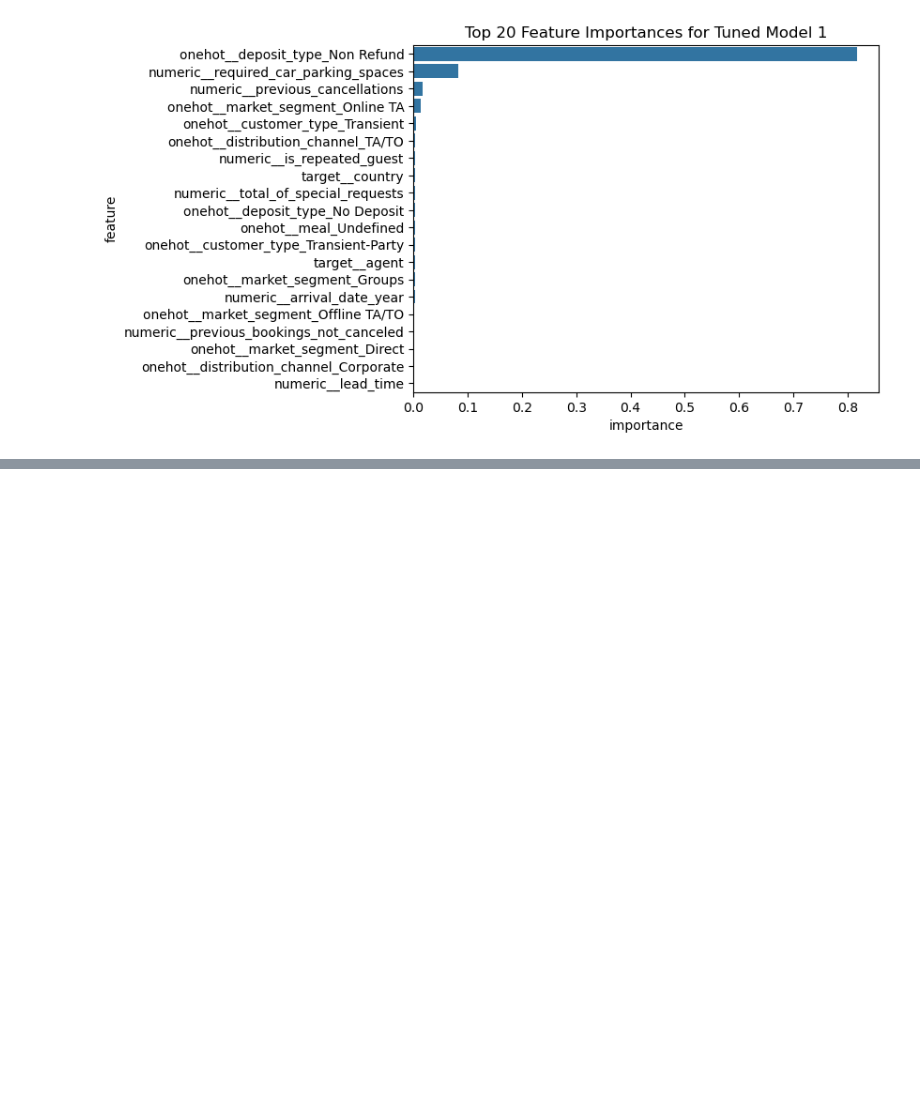
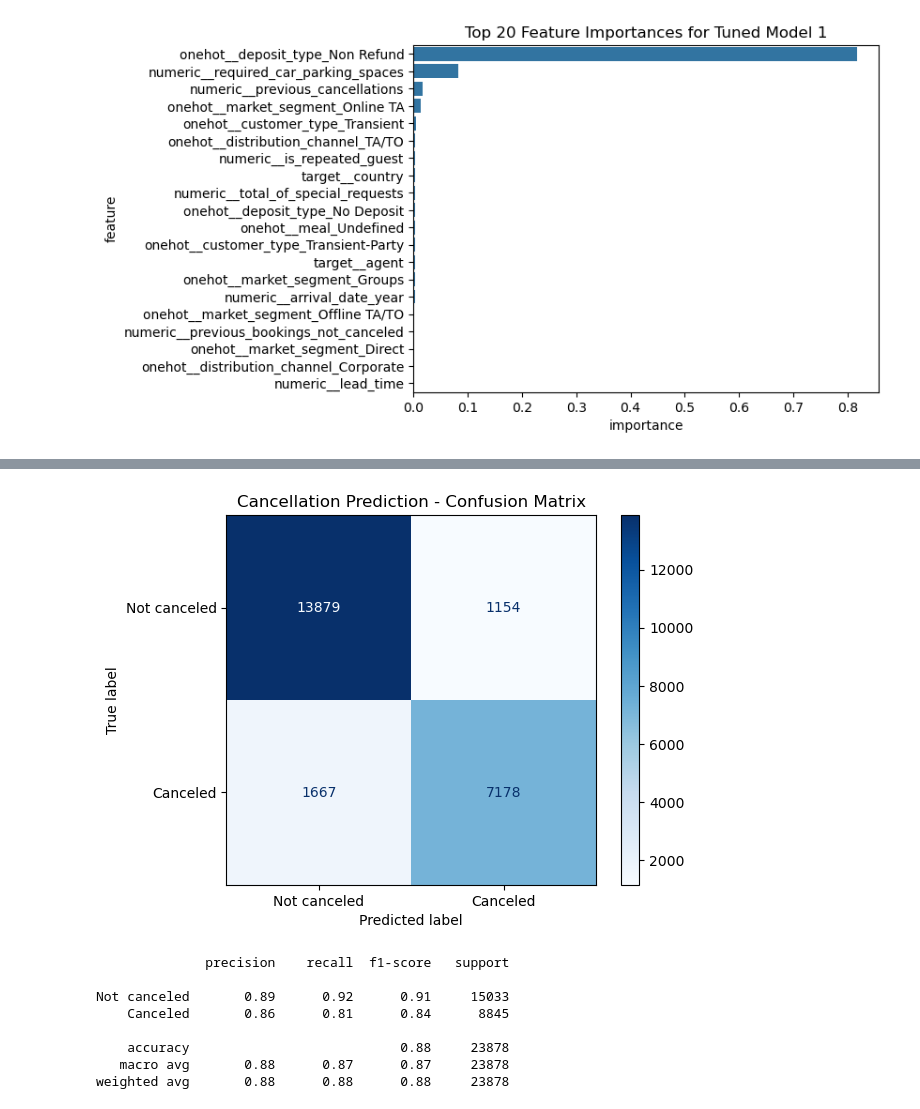
Before and after one commit to Sebastijan-Dominis/hotel_management, a Jupyter notebook: training/cancellation_prediction/XGBoost.ipynb, the cells around one changed output, grey strips where cells are left out. Saved outputs shown, nothing was run; the diff lists cells and outputs as text; code cells hidden in the pictures; blank space fills up the shorter version.

```diff
--- a/training/cancellation_prediction/XGBoost.ipynb
+++ b/training/cancellation_prediction/XGBoost.ipynb
@@ -693,0 +808,21 @@ plt.show();
+# %%
+disp = ConfusionMatrixDisplay.from_predictions(
+    y_test, y_pred_test,
+    display_labels=["Not canceled", "Canceled"],
+    cmap="Blues",
+    normalize=None
+)
+disp.ax_.set_title("Cancellation Prediction - Confusion Matrix")
+plt.show();
+
+print(classification_report(y_test, y_pred_test, target_names=["Not canceled", "Canceled"]))
+# %% [output]
+[figure, added]
+              precision    recall  f1-score   support
+
+Not canceled       0.89      0.92      0.91     15033
+    Canceled       0.86      0.81      0.84      8845
+
+    accuracy                           0.88     23878
+   macro avg       0.88      0.87      0.87     23878
+weighted avg       0.88      0.88      0.88     23878
```
Also changed, not shown: parts of 60 cells of this notebook, 3 other files.
